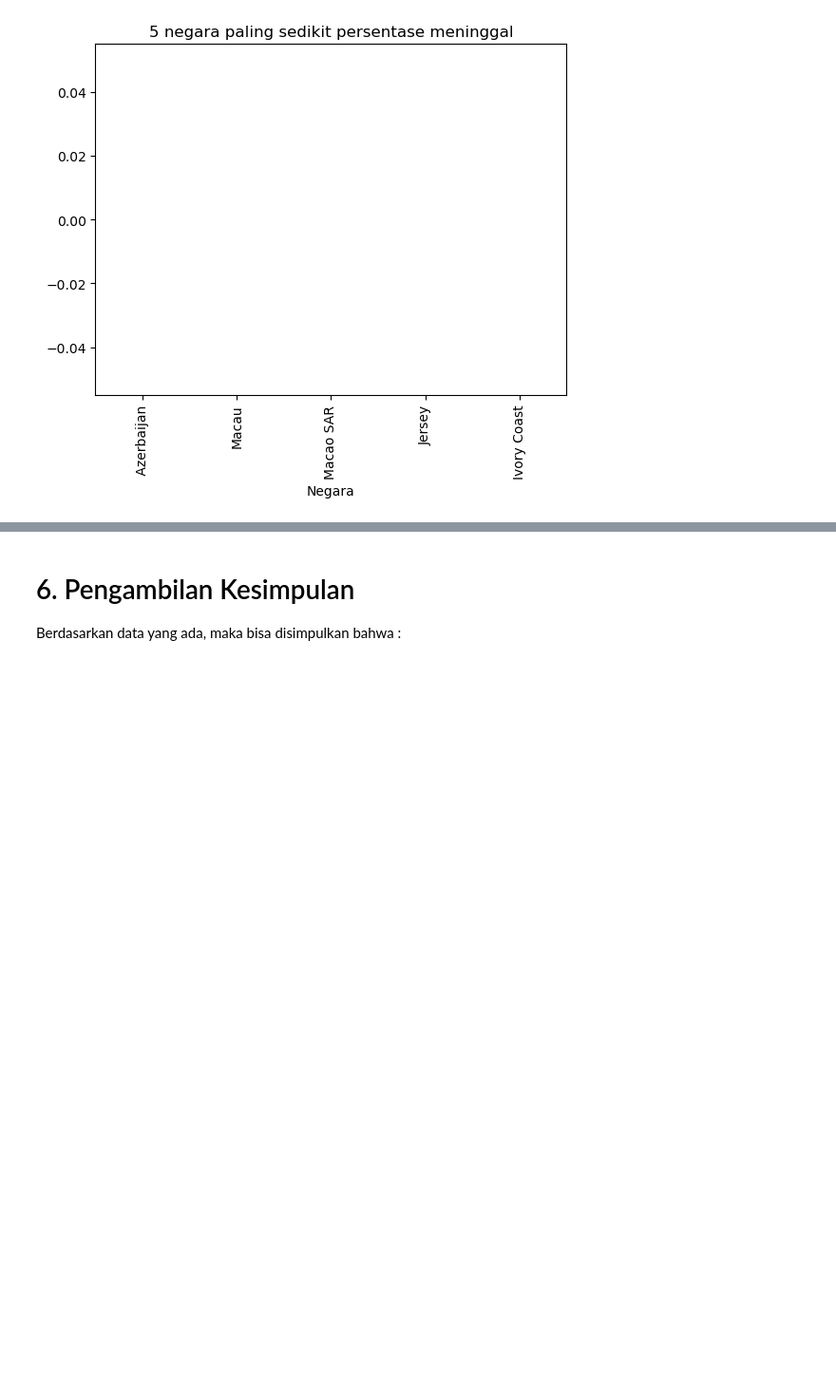
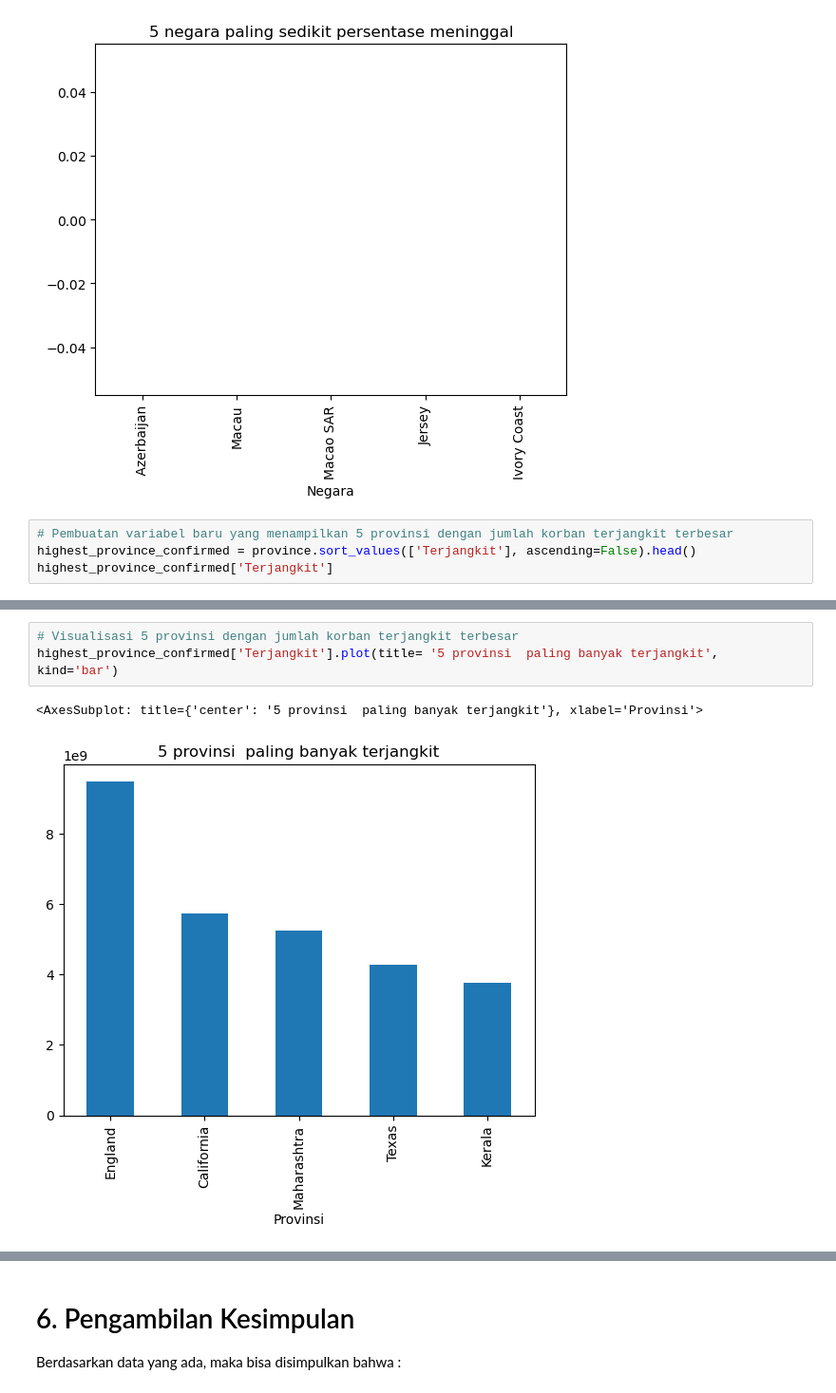
Before and after one commit to faizkurniawan322/Hacktiv8, a Jupyter notebook: phase0/Week1/h8dsft_P0W1_faiz_kurniawan.ipynb, the cells around one changed output, grey strips where cells are left out. Shown at 95% size. Drawn from its saved outputs; the diff is of its cells as text; blank space fills up the shorter version.

```diff
--- a/phase0/Week1/h8dsft_P0W1_faiz_kurniawan.ipynb
+++ b/phase0/Week1/h8dsft_P0W1_faiz_kurniawan.ipynb
@@ -418,3 +431,7 @@ lowest_country_percentage['Persen'].plot(title='5 negara paling sedikit persenta
 # %% [output]
 <AxesSubplot: title={'center': '5 negara paling sedikit persentase meninggal'}, xlabel='Negara'>
 [figure]
+# %%
+# Pembuatan variabel baru yang menampilkan 5 provinsi dengan jumlah korban terjangkit terbesar
+highest_province_confirmed = province.sort_values(['Terjangkit'], ascending=False).head()
+highest_province_confirmed['Terjangkit']
@@ -420,0 +506,6 @@ lowest_country_percentage['Persen'].plot(title='5 negara paling sedikit persenta
+# %%
+# Visualisasi 5 provinsi dengan jumlah korban terjangkit terbesar
+highest_province_confirmed['Terjangkit'].plot(title= '5 provinsi  paling banyak terjangkit', kind='bar')
+# %% [output]
+<AxesSubplot: title={'center': '5 provinsi  paling banyak terjangkit'}, xlabel='Provinsi'>
+[figure, added]
```
Also changed, not shown: parts of 36 cells of this notebook.
